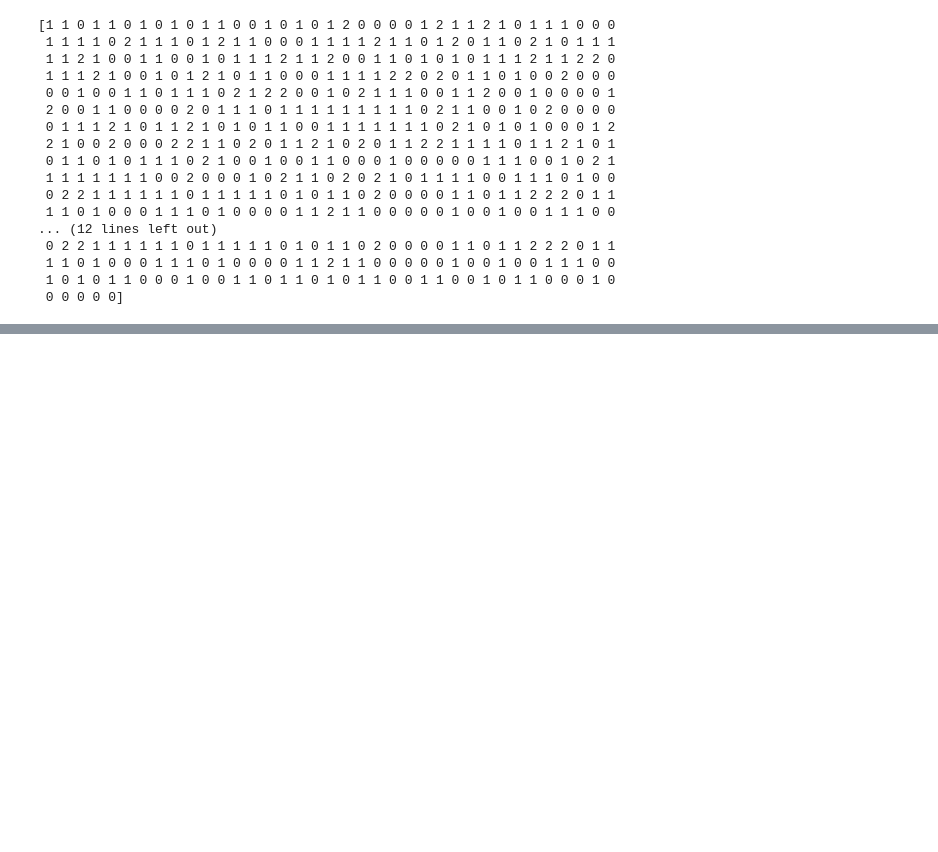
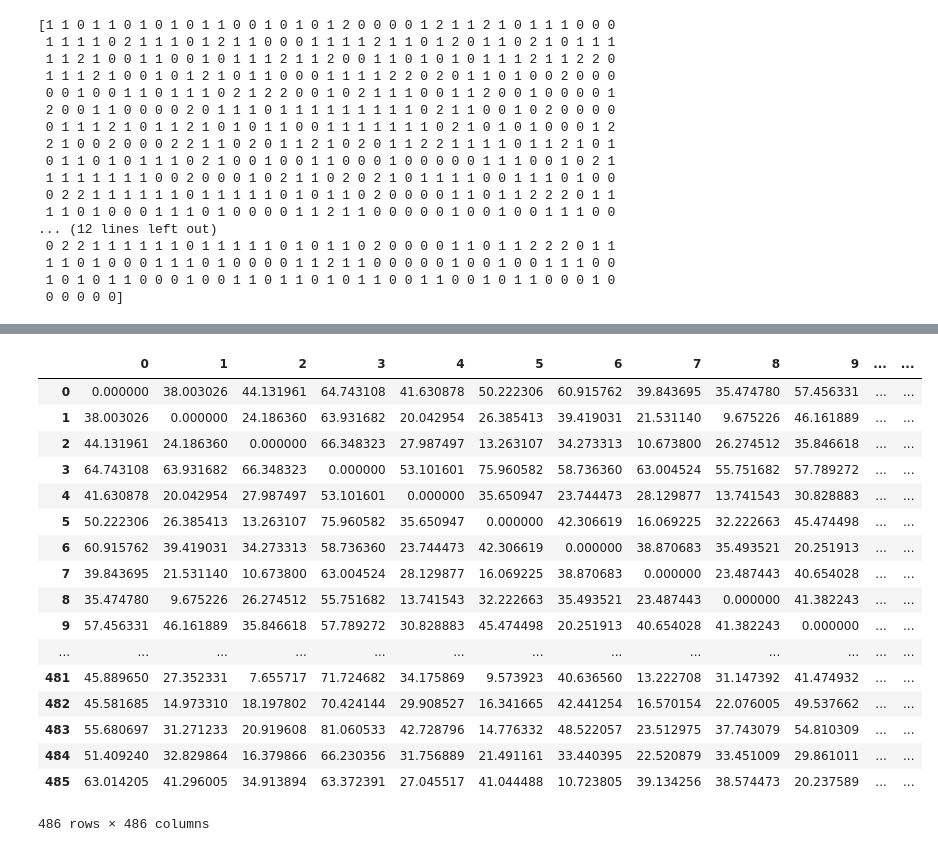
Before and after one commit to leo791114/Python-Machine-Learning-for-beginners, a Jupyter notebook: Python_Scikit-learn_NBA_unsupervised.ipynb, the cells around one changed output, grey strips where cells are left out. Saved outputs shown, nothing was run; the diff lists cells and outputs as text; code cells hidden in the pictures; blank space fills up the shorter version.

Commit message:
Hierachical clustering

```diff
--- a/Python_Scikit-learn_NBA_unsupervised.ipynb
+++ b/Python_Scikit-learn_NBA_unsupervised.ipynb
@@ -189,3 +197,29 @@ print(y_km_pp_2)
  0 0 2 0 2 2 2 0 0 0 2 0 2 2 2 2 0 0 1 0 0 2 2 2 2 2 0 2 2 0 2 2 0 0 0 2 2
  0 2 0 2 0 0 2 2 2 0 2 2 0 0 2 0 0 2 0 2 0 0 2 2 0 0 2 2 0 2 0 0 2 2 2 0 2
  2 2 2 2 2]
+# %%
+#Hierarchical clustering on a distance matrix
+new_df = pd.read_csv('player_traditional2.csv')
+# print(new_df.columns)
+
+row_dist = pd.DataFrame(squareform(pdist(new_df, metric='euclidean')))
+row_dist
+# %% [output]
+|  | 0 | 1 | 2 | 3 | 4 | 5 | 6 | 7 | 8 | 9 | ... | ... |
+| 0 | 0.000000 | 38.003026 | 44.131961 | 64.743108 | 41.630878 | 50.222306 | 60.915762 | 39.843695 | 35.474780 | 57.456331 | ... | ... |
+| 1 | 38.003026 | 0.000000 | 24.186360 | 63.931682 | 20.042954 | 26.385413 | 39.419031 | 21.531140 | 9.675226 | 46.161889 | ... | ... |
+| 2 | 44.131961 | 24.186360 | 0.000000 | 66.348323 | 27.987497 | 13.263107 | 34.273313 | 10.673800 | 26.274512 | 35.846618 | ... | ... |
+| 3 | 64.743108 | 63.931682 | 66.348323 | 0.000000 | 53.101601 | 75.960582 | 58.736360 | 63.004524 | 55.751682 | 57.789272 | ... | ... |
+| 4 | 41.630878 | 20.042954 | 27.987497 | 53.101601 | 0.000000 | 35.650947 | 23.744473 | 28.129877 | 13.741543 | 30.828883 | ... | ... |
+| 5 | 50.222306 | 26.385413 | 13.263107 | 75.960582 | 35.650947 | 0.000000 | 42.306619 | 16.069225 | 32.222663 | 45.474498 | ... | ... |
+| 6 | 60.915762 | 39.419031 | 34.273313 | 58.736360 | 23.744473 | 42.306619 | 0.000000 | 38.870683 | 35.493521 | 20.251913 | ... | ... |
+| 7 | 39.843695 | 21.531140 | 10.673800 | 63.004524 | 28.129877 | 16.069225 | 38.870683 | 0.000000 | 23.487443 | 40.654028 | ... | ... |
+| 8 | 35.474780 | 9.675226 | 26.274512 | 55.751682 | 13.741543 | 32.222663 | 35.493521 | 23.487443 | 0.000000 | 41.382243 | ... | ... |
+| 9 | 57.456331 | 46.161889 | 35.846618 | 57.789272 | 30.828883 | 45.474498 | 20.251913 | 40.654028 | 41.382243 | 0.000000 | ... | ... |
+| ... | ... | ... | ... | ... | ... | ... | ... | ... | ... | ... | ... | ... |
+| 481 | 45.889650 | 27.352331 | 7.655717 | 71.724682 | 34.175869 | 9.573923 | 40.636560 | 13.222708 | 31.147392 | 41.474932 | ... | ... |
+| 482 | 45.581685 | 14.973310 | 18.197802 | 70.424144 | 29.908527 | 16.341665 | 42.441254 | 16.570154 | 22.076005 | 49.537662 | ... | ... |
+| 483 | 55.680697 | 31.271233 | 20.919608 | 81.060533 | 42.728796 | 14.776332 | 48.522057 | 23.512975 | 37.743079 | 54.810309 | ... | ... |
+| 484 | 51.409240 | 32.829864 | 16.379866 | 66.230356 | 31.756889 | 21.491161 | 33.440395 | 22.520879 | 33.451009 | 29.861011 | ... | ... |
+| 485 | 63.014205 | 41.296005 | 34.913894 | 63.372391 | 27.045517 | 41.044488 | 10.723805 | 39.134256 | 38.574473 | 20.237589 | ... | ... |
+486 rows × 486 columns
```
Also changed, not shown: parts of 2 cells of this notebook, 2 other files.
